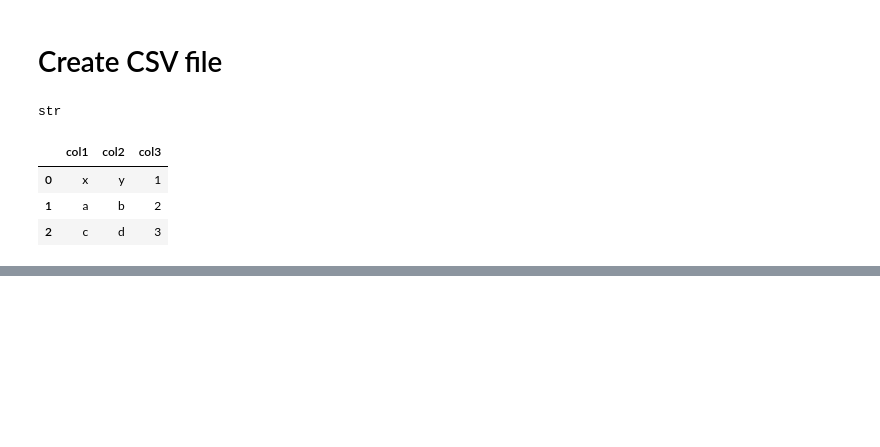
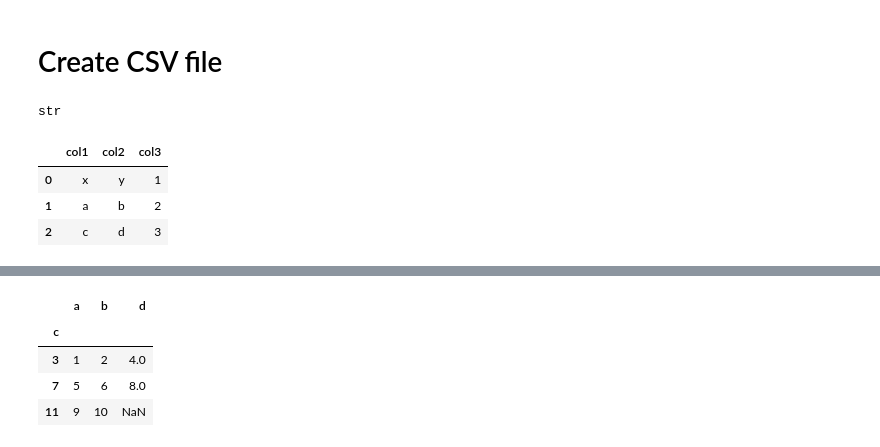
Before and after one commit to MariamChowdhury/MachineLearning, a Jupyter notebook: Pandas.ipynb, the cells around one changed output, grey strips where cells are left out. Drawn from its saved outputs; the diff is of its cells as text; code cells hidden in the pictures; blank space fills up the shorter version.

```diff
--- a/Pandas.ipynb
+++ b/Pandas.ipynb
@@ -153,0 +200,10 @@ pd.read_csv(StringIO(data))
+# %%
+df=pd.read_csv(StringIO(data),index_col=2)
+# %%
+df
+# %% [output]
+|  | a | b | d |
+| c |  |  |  |
+| 3 | 1 | 2 | 4.0 |
+| 7 | 5 | 6 | 8.0 |
+| 11 | 9 | 10 | NaN |
```
Also changed, not shown: parts of 12 cells of this notebook.
